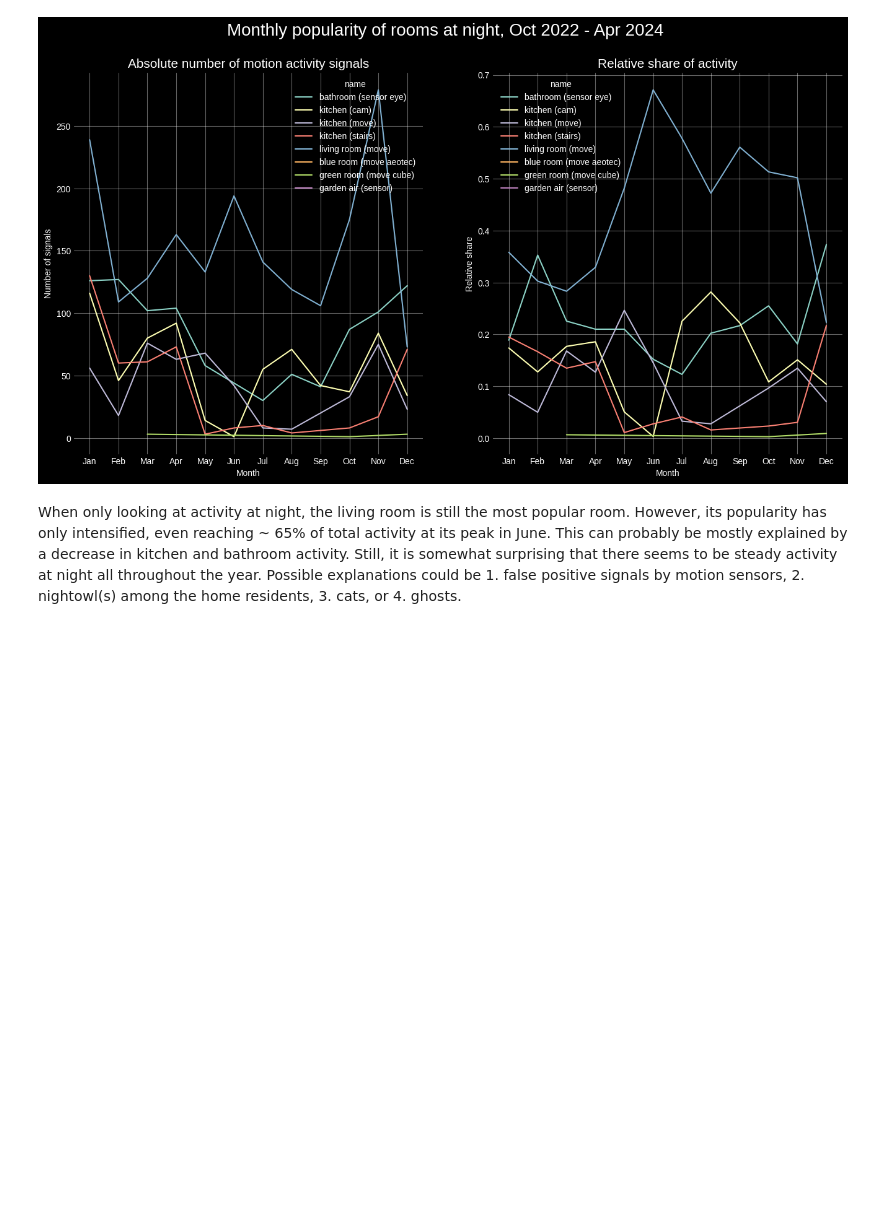
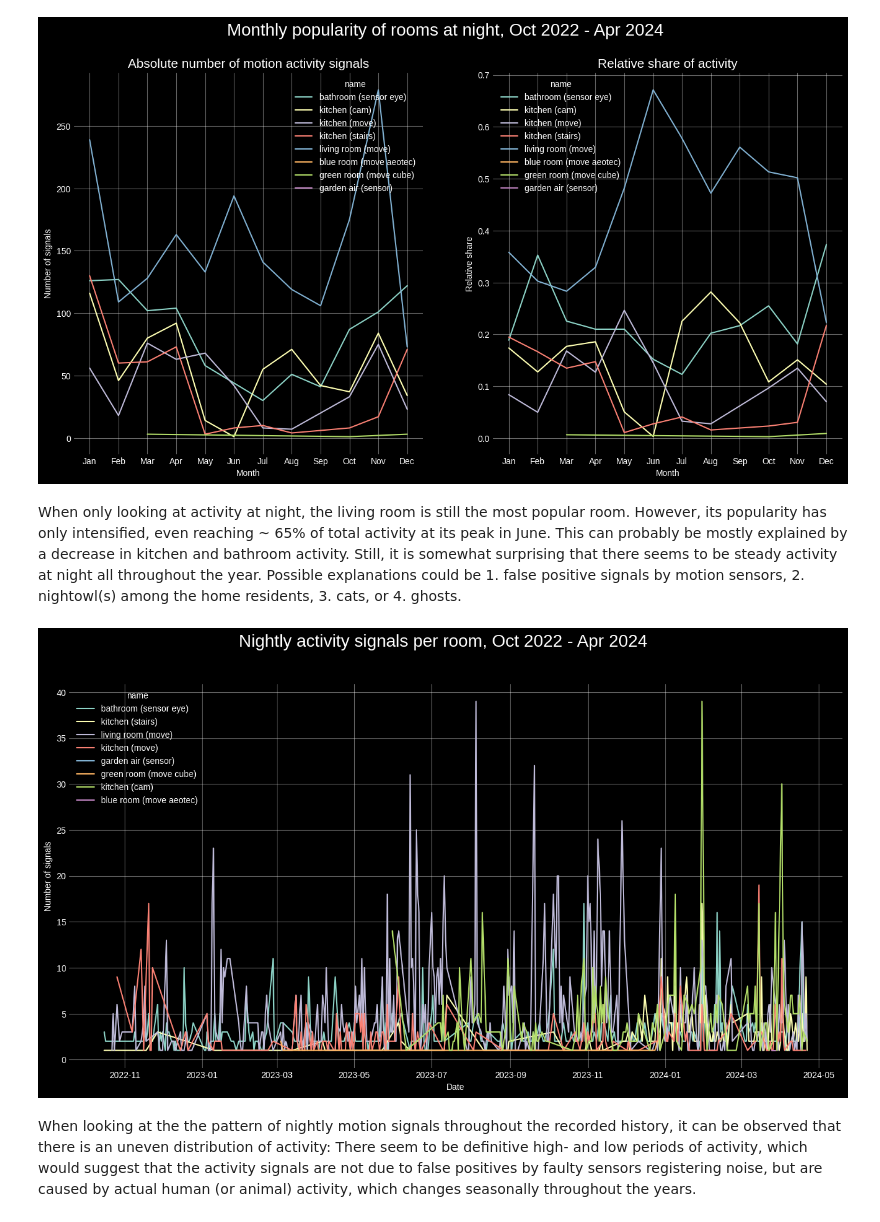
Before and after one commit to Yufanggg/Smart-House, a Jupyter notebook: report_motion_analysis.ipynb, the cells around one changed output. Cells and saved outputs as stored; diff of their text form; code cells hidden in the pictures; blank space fills up the shorter version.

Commit message:
worked on motion analysis report

```diff
--- a/report_motion_analysis.ipynb
+++ b/report_motion_analysis.ipynb
@@ -179,3 +173,23 @@ plt.show()
 [figure]
 # %% [markdown]
 When only looking at activity at night, the living room is still the most popular room. However, its popularity has only intensified, even reaching ~ 65% of total activity at its peak in June. This can probably be mostly explained by a decrease in kitchen and bathroom activity. Still, it is somewhat surprising that there seems to be steady activity at night all throughout the year. Possible explanations could be 1. false positive signals by motion sensors, 2. nightowl(s) among the home residents, 3. cats, or 4. ghosts.
+# %%
+busyrooms_night['date'] = pd.to_datetime(busyrooms_night.index.strftime('%Y-%m-%d'))
+busyrooms_night_byday = busyrooms_night.groupby(['date', 'name']).count().drop(columns='month')
+# %%
+plt.style.use('dark_background')
+
+fig, axis = plt.subplots(1,1, figsize=(16, 8))
+fig.suptitle('Nightly activity signals per room, Oct 2022 - Apr 2024', fontsize=20)
+
+# Absolute activity
+sns.lineplot(ax=axis, data=busyrooms_night_byday, x="date", y="value", hue="name")
+axis.set(ylabel='Number of signals', xlabel='Date')
+axis.grid(which='both', alpha=0.4)
+
+#plt.xticks(range(1,13), ['Jan', 'Feb', 'Mar', 'Apr', 'May', 'Jun', 'Jul', 'Aug', 'Sep', 'Oct', 'Nov', 'Dec'])
+plt.show()
+# %% [output]
+[figure, added]
+# %% [markdown]
+When looking at the the pattern of nightly motion signals throughout the recorded history, it can be observed that there is an uneven distribution of activity: There seem to be definitive high- and low periods of activity, which would suggest that the activity signals are not due to false positives by faulty sensors registering noise, but are caused by actual human (or animal) activity, which changes seasonally throughout the years.
```
Also changed, not shown: parts of 7 cells of this notebook.
